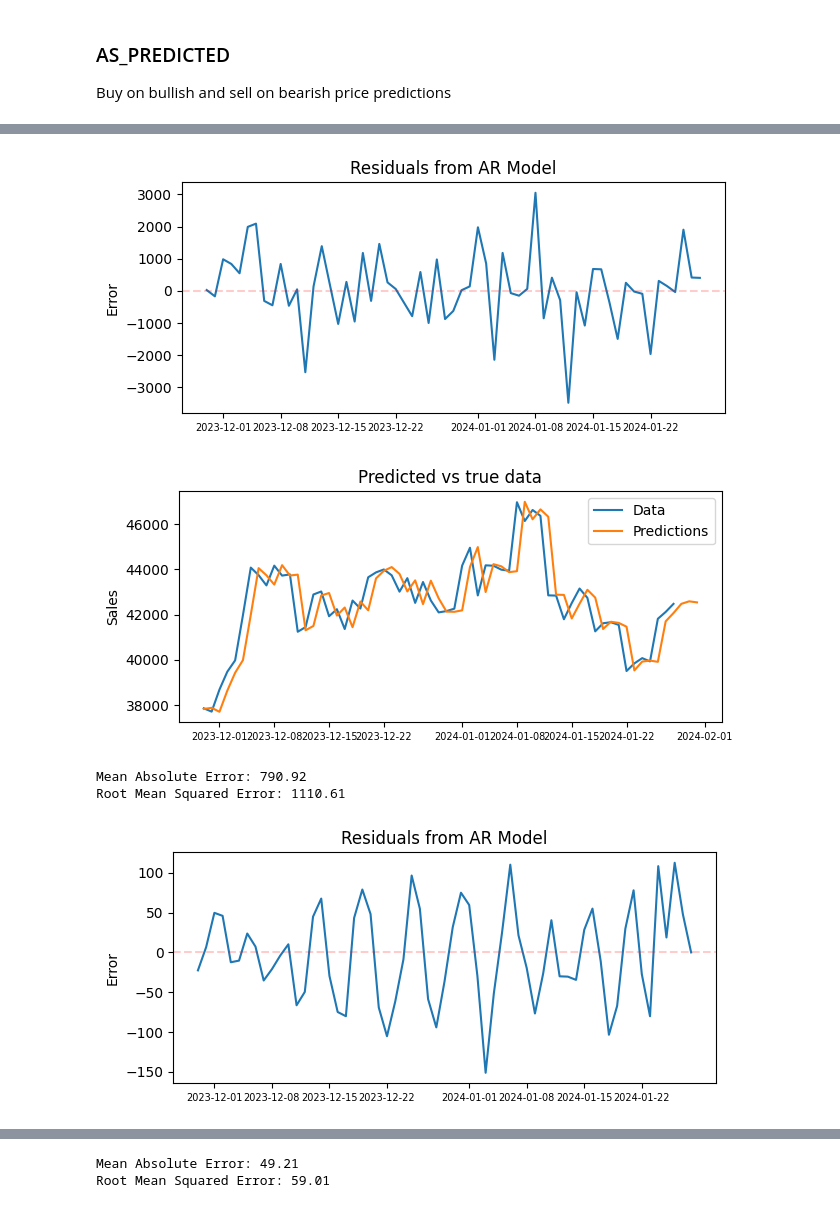
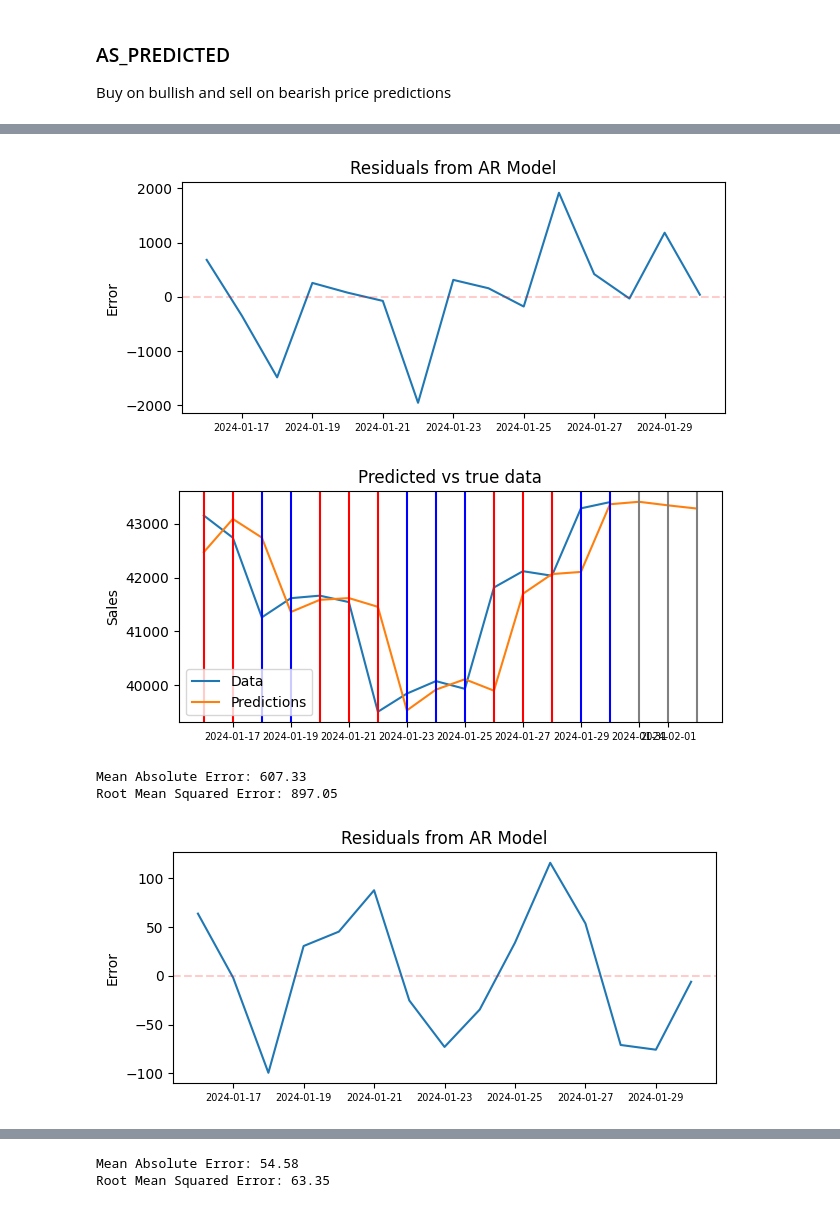
Before and after one commit to kirillsaidov/tm_forecast, a Jupyter notebook: src/tm_stocks.ipynb, the cells around one changed output, grey strips where cells are left out. Cells and saved outputs as stored; diff of their text form; code cells hidden in the pictures.

```diff
--- a/src/tm_stocks.ipynb
+++ b/src/tm_stocks.ipynb
@@ -300,7 +378,7 @@ Root Mean Squared Error: 1296.24
 def df_append_row(df: pd.DataFrame, value: pd.Series):
     return pd.concat([
         df,
-        pd.DataFrame({df.index.name: value.index.date, df.columns[0]: value[0]}, index=[0]).set_index(df.index.name)
+        pd.DataFrame({df.index.name: value.index, df.columns[0]: value[0]}, index=[0]).set_index(df.index.name)
     ])
 
 
@@ -345,8 +423,8 @@ def run_training_supervised(df_train: pd.DataFrame) -> tuple[pd.DataFrame, pd.Se
     The predicted value isn't adjusted; the model is trained
     using the previous values predicted by the model.
 """
-df_sim_train = df_train.close.reset_index().set_index('date')
-df_sim_test = df_test.close.reset_index().set_index('date')
+df_sim_train = df_train.close.reset_index().set_index('index')
+df_sim_test = df_test.close.reset_index().set_index('index')
 for i in range(df_sim_test.shape[0]):
     print(f'iteration {i:2d} | {df_sim_test.index[i]} | error ', end='')
     df_sim_train = run_training_unsupervised(df_sim_train)
@@ -392,9 +470,9 @@ Root Mean Squared Error: 1286.18
     the true value, and predicts for next period using
     the true value, etc...
 """
-df_predictions = pd.DataFrame(columns=['date', 'price']).set_index('date')
-df_sim_train = df_train.close.reset_index().set_index('date')
-df_sim_test = df_test.close.reset_index().set_index('date')
+df_predictions = pd.DataFrame(columns=['index', 'price']).set_index('index')
+df_sim_train = df_train.close.reset_index().set_index('index')
+df_sim_test = df_test.close.reset_index().set_index('index')
 for i in range(df_sim_test.shape[0]):
     print(f'iteration {i:2d} | {df_sim_test.index[i]} | error ', end='')
 
@@ -671,16 +765,16 @@ Root Mean Squared Error: 63.06
 Buy on bullish and sell on bearish price predictions
 # %%
 # split into train and test data
-start_date, end_date = df.index[0], df.index[-1] - timedelta(days=60)
+start_date, end_date = df.index[0], df.index[-1] - timedelta(days=14)
 df_train = df[:end_date-timedelta(days=1)]
 df_true = df[end_date:]
 
 # transform data
-df_sim_train = df_train.close.reset_index().set_index('date')
-df_sim_true = df_true.close.reset_index().set_index('date')
+df_sim_train = df_train.close.reset_index().set_index('index')
+df_sim_true = df_true.close.reset_index().set_index('index')
 
 # run simulation
-df_predictions, _ = run_simulation(
+df_predictions, df_logs, _ = run_simulation(
     df_sim_train=df_sim_train,
     df_sim_true=df_sim_true,
     n_periods=3,
@@ -710,9 +806,9 @@ iteration 63 | 2024-01-31 | error - | balance 514.01 | change 0.00% | on next Tr
 # %%
-tm_plot_report(df_sim_true, df_predictions)
-tm_plot_report(df_sim_true, df_predictions, shifted=True)
+tm_plot_report(df_sim_true, df_predictions, df_logs)
+tm_plot_report(df_sim_true, df_predictions, df_logs, shifted=True)
 # %% [output]
-[figure, old version]
+[figure, new version]
-[figure, old version]
+[figure, new version]
-Mean Absolute Error: 790.92
-Root Mean Squared Error: 1110.61
+Mean Absolute Error: 607.33
+Root Mean Squared Error: 897.05
-[figure, old version]
+[figure, new version]
@@ -720,2 +816,2 @@ Root Mean Squared Error: 1110.61
-Mean Absolute Error: 49.21
-Root Mean Squared Error: 59.01
+Mean Absolute Error: 54.58
+Root Mean Squared Error: 63.35
```
Also changed, not shown: parts of 44 cells of this notebook, 1 other file.
